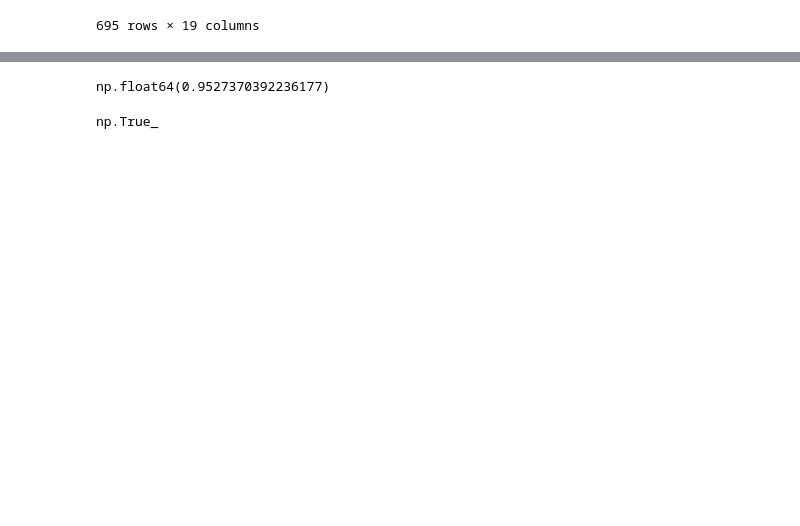
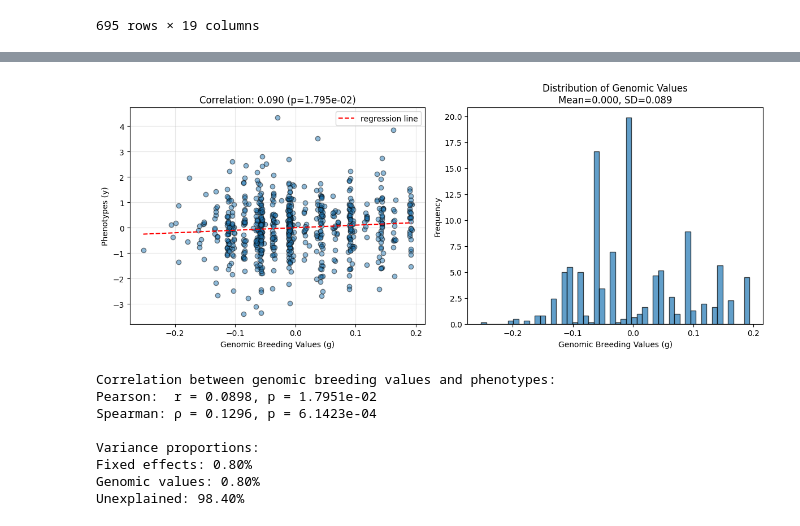
Before and after one commit to SangGold97/GBLUP, a Jupyter notebook: GBLUP.ipynb, the cells around one changed output, grey strips where cells are left out. Saved outputs shown, nothing was run; the diff lists cells and outputs as text; code cells hidden in the pictures; blank space fills up the shorter version.

Commit message:
modified estimate sigma_g2, sigma_e2

```diff
--- a/GBLUP.ipynb
+++ b/GBLUP.ipynb
@@ -451,23 +428,23 @@ reference_alleles = {
     "rs80851490": "G"
 }
 y, X, Z, M = prepare_gblup_data(data, reference_alleles, "W21(g)")
+y = np.array([float(val.replace(",", ".")) for val in y.flatten()]).reshape(-1, 1)
+y_normalized = (y - np.mean(y)) / np.std(y)
 # %%
 # Example usage
 if __name__ == "__main__":
 
-    # # Create example data with specified dimensions
-    # np.random.seed(2025)
-    n_samples = 695  # Number of samples/observations
-    # n_markers = 10  # Number of markers
+    # Create example data with specified dimensions
+    np.random.seed(2025)
+    n_samples = 3000  # Number of samples/observations
+    n_markers = 1000  # Number of markers
 
-    # # X matrix: n samples, 5 fixed effects
-    # X = np.ones((n_samples, 5))
-    # # add random values to X with normal distribution mean=0, std=0.5
-    # X[:, 1:] = np.random.normal(0, 0.5, size=(n_samples, 4))
+    # X matrix: n samples, 5 fixed effects
+    X = np.ones((n_samples, 1)) # Intercept only
 
-    # # Z matrix: samples x markers (random 0, 1, 2 genotypes)
-    # M = np.random.randint(0, 3, size=(n_samples, n_markers))
-    # Z = np.eye(n_samples)  # Identity matrix for simplicity
+    # Z matrix: samples x markers (random 0, 1, 2 genotypes)
+    M = np.random.choice([0, 1, 2], size=(n_samples, n_markers), p=[0.6, 0.3, 0.1])
+    Z = np.eye(n_samples)  # Identity matrix for simplicity
 
     # Calculate genomic relationship matrix G
     G = calculate_G_matrix(M, method='vanraden1')
@@ -478,21 +455,21 @@ if __name__ == "__main__":
         G = G + np.eye(G.shape[0]) * 1e-5
 
     # Generate random phenotypes
-    y = np.random.normal(0, 1, size=(n_samples, 1))
+    y = np.random.normal(20, 3, size=(n_samples, 1))
 
     # Estimate variance components
-    # sigma_g, sigma_e = estimate_variance_components(y, X, Z, G)
-    sigma_g, sigma_e = np.var(y) * 0.5, np.var(y) * 0.1  # Example values for testing
-    print(f"Genomic variance (sigma_g^2): {sigma_g}")
-    print(f"Error variance (sigma_e^2): {sigma_e}")
+    sigma_g, sigma_e = greml(G, X, Z, y)
+    print(f"Estimated genomic variance (sigma_g^2): {sigma_g}")
+    print(f"Estimated error variance (sigma_e^2): {sigma_e}")
+    # sigma_g, sigma_e = np.var(y) * 0.4, np.var(y) * 0.5  # Example values for testing
 
     # Solve GBLUP equation system
     beta, g, PEV, acc = solve_gblup(y, X, Z, G, sigma_g, sigma_e)
     print("\nEstimated fixed effects beta:")
     print(beta)
     print("\nEstimated genomic breeding values g:")
-    print(g)
+    print(g[:10, :])
     print("\nPrediction Error Variance (PEV):")
-    print(PEV)
+    print(PEV[:10])
     print("\nAccuracy:")
-    print(acc)
+    print(acc[:10])
@@ -499,16 +494,4 @@ if __name__ == "__main__":
-# %%
-np.var(y)
-# %% [output]
-np.float64(0.9527370392236177)
-# %%
-np.all(np.linalg.eigvals(G + np.eye(G.shape[0]) * 1e-05) > 0)
-# %% [output]
-np.True_
 # %%
-import numpy as np
-import matplotlib.pyplot as plt
-from scipy.stats import pearsonr, spearmanr
-
 def analyze_genomic_correlations(y: np.ndarray, g: np.ndarray, X=None, beta=None, plot=True):
     """
     Calculate correlations between genomic breeding values and phenotypes,
@@ -569,31 +552,41 @@ def analyze_genomic_correlations(y: np.ndarray, g: np.ndarray, X=None, beta=None
         y_line = m * x_line + b
         plt.plot(x_line, y_line, 'r--', label="regression line")
 
         # Add y = x line
         # plt.plot([min(y), max(y)], [min(y), max(y)], 'k--', alpha=1, label="y = x line")
         plt.legend()
 
         # Plot 2: Histogram of genomic values
         plt.subplot(1, 2, 2)
         plt.hist(g, bins=50, alpha=0.7, edgecolor='k', density=True)
         plt.xlabel('Genomic Breeding Values (g)')
         plt.ylabel('Frequency')
         plt.title(f'Distribution of Genomic Values\nMean={np.mean(g):.3f}, SD={np.std(g):.3f}')
         plt.tight_layout()
         plt.show()
 
     return results
 
 # Run the analysis
-corr_results = analyze_genomic_correlations(y, g, X, beta)
+corr_results = analyze_genomic_correlations(y_normalized, g, X, beta)
 
 # Print summary
 print(f"Correlation between genomic breeding values and phenotypes:")
 print(f"Pearson:  r = {corr_results['g_y_pearson'][0]:.4f}, p = {corr_results['g_y_pearson'][1]:.4e}")
 print(f"Spearman: ρ = {corr_results['g_y_spearman'][0]:.4f}, p = {corr_results['g_y_spearman'][1]:.4e}")
 
 if 'fixed_proportion' in corr_results:
     print(f"\nVariance proportions:")
     print(f"Fixed effects: {corr_results['fixed_proportion']*100:.2f}%")
     print(f"Genomic values: {corr_results['random_proportion']*100:.2f}%")
     print(f"Unexplained: {(1-corr_results['fixed_proportion']-corr_results['random_proportion'])*100:.2f}%")
+# %% [output]
+[figure, added]
+Correlation between genomic breeding values and phenotypes:
+Pearson:  r = 0.0898, p = 1.7951e-02
+Spearman: ρ = 0.1296, p = 6.1423e-04
+
+Variance proportions:
+Fixed effects: 0.80%
+Genomic values: 0.80%
+Unexplained: 98.40%
```
Also changed, not shown: parts of 6 cells of this notebook, 1 other file.
